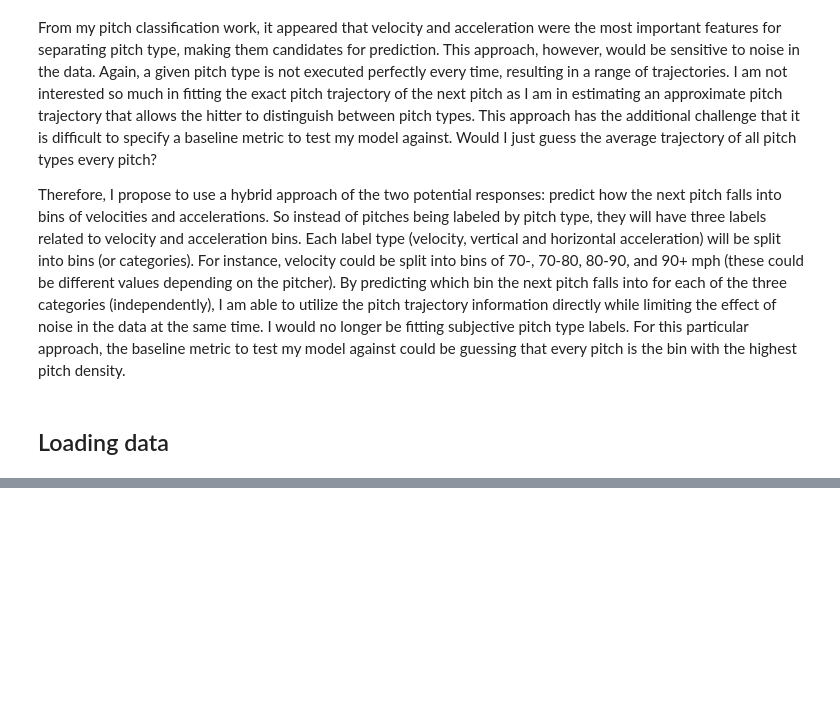
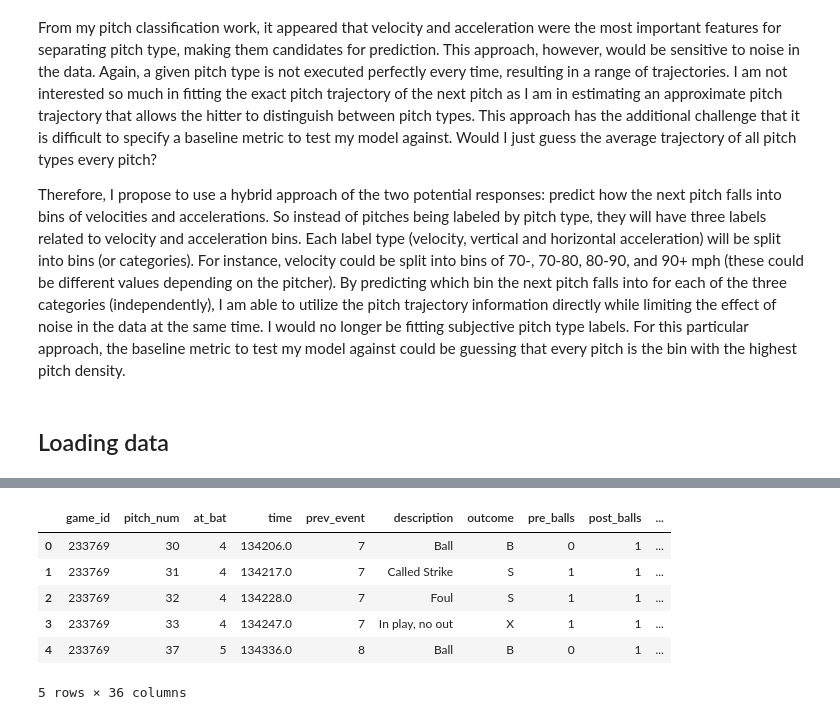
Before and after one commit to jasonpchang/pitchfx_sql, a Jupyter notebook: Notebooks/pitch_prediction.ipynb, the cells around one changed output, grey strips where cells are left out. Saved outputs shown, nothing was run; the diff lists cells and outputs as text; code cells hidden in the pictures; blank space fills up the shorter version.

```diff
--- a/Notebooks/pitch_prediction.ipynb
+++ b/Notebooks/pitch_prediction.ipynb
@@ -184,0 +108,10 @@ bz_events = bz.pitch_events(db)
+# %%
+bz_pitches.head()
+# %% [output]
+|  | game_id | pitch_num | at_bat | time | prev_event | description | outcome | pre_balls | post_balls | ... |
+| 0 | 233769 | 30 | 4 | 134206.0 | 7 | Ball | B | 0 | 1 | ... |
+| 1 | 233769 | 31 | 4 | 134217.0 | 7 | Called Strike | S | 1 | 1 | ... |
+| 2 | 233769 | 32 | 4 | 134228.0 | 7 | Foul | S | 1 | 1 | ... |
+| 3 | 233769 | 33 | 4 | 134247.0 | 7 | In play, no out | X | 1 | 1 | ... |
+| 4 | 233769 | 37 | 5 | 134336.0 | 8 | Ball | B | 0 | 1 | ... |
+5 rows × 36 columns
```
Also changed, not shown: parts of 18 cells of this notebook.
